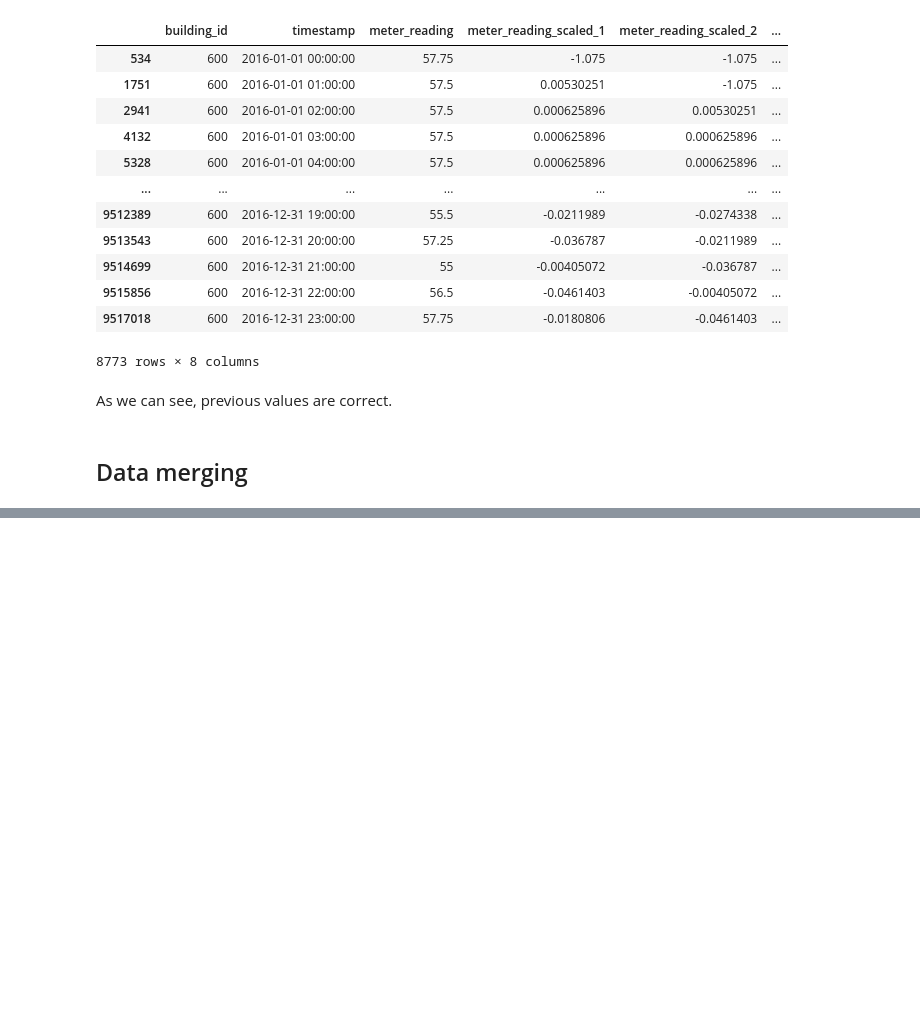
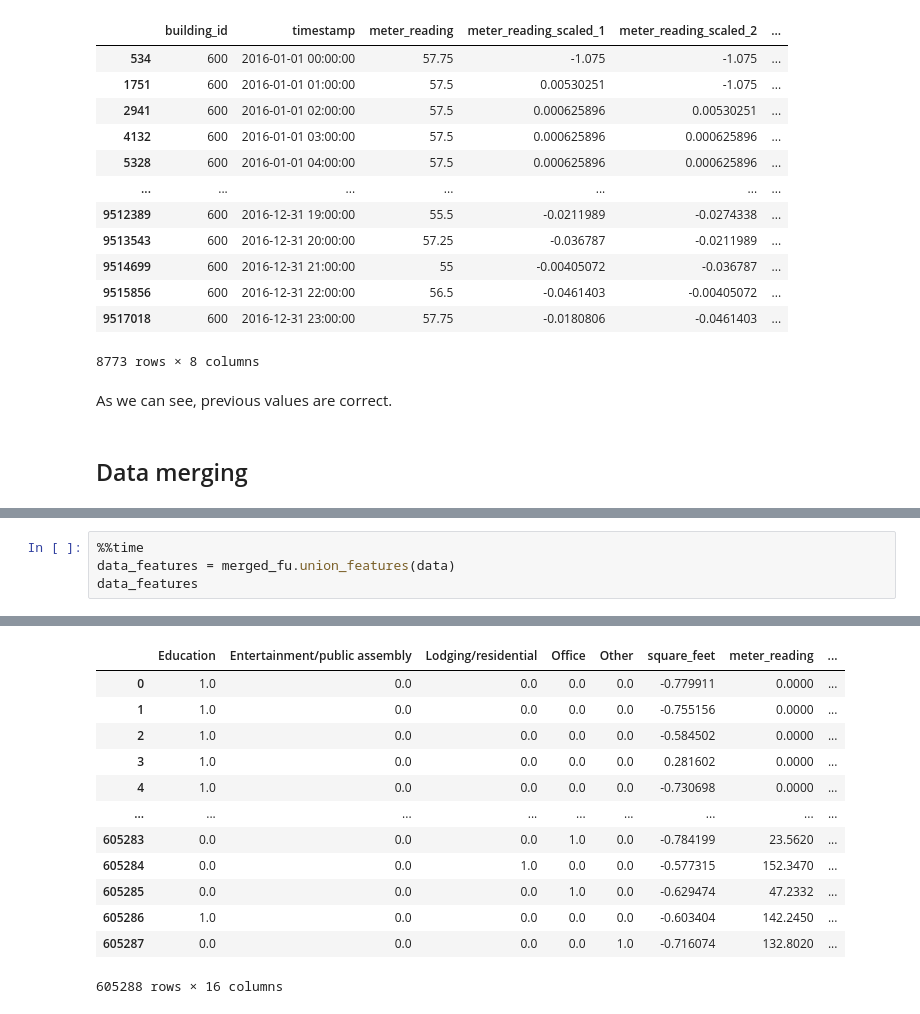
Before and after one commit to dmitana/fiit_knowledge_discovery_project, a Jupyter notebook: notebooks/preprocessing.ipynb, the cells around one changed output, grey strips where cells are left out. Saved outputs shown, nothing was run; the diff lists cells and outputs as text; blank space fills up the shorter version.

```diff
--- a/notebooks/preprocessing.ipynb
+++ b/notebooks/preprocessing.ipynb
@@ -957,0 +543,5 @@ x_loaded
+# %%
+%%time
+data_features = merged_fu.union_features(data)
+data_features
+# %% [output]
@@ -957,0 +550,13 @@ x_loaded
+|  | Education | Entertainment/public assembly | Lodging/residential | Office | Other | square_feet | meter_reading | ... |
+| 0 | 1.0 | 0.0 | 0.0 | 0.0 | 0.0 | -0.779911 | 0.0000 | ... |
+| 1 | 1.0 | 0.0 | 0.0 | 0.0 | 0.0 | -0.755156 | 0.0000 | ... |
+| 2 | 1.0 | 0.0 | 0.0 | 0.0 | 0.0 | -0.584502 | 0.0000 | ... |
+| 3 | 1.0 | 0.0 | 0.0 | 0.0 | 0.0 | 0.281602 | 0.0000 | ... |
+| 4 | 1.0 | 0.0 | 0.0 | 0.0 | 0.0 | -0.730698 | 0.0000 | ... |
+| ... | ... | ... | ... | ... | ... | ... | ... | ... |
+| 605283 | 0.0 | 0.0 | 0.0 | 1.0 | 0.0 | -0.784199 | 23.5620 | ... |
+| 605284 | 0.0 | 0.0 | 1.0 | 0.0 | 0.0 | -0.577315 | 152.3470 | ... |
+| 605285 | 0.0 | 0.0 | 0.0 | 1.0 | 0.0 | -0.629474 | 47.2332 | ... |
+| 605286 | 1.0 | 0.0 | 0.0 | 0.0 | 0.0 | -0.603404 | 142.2450 | ... |
+| 605287 | 0.0 | 0.0 | 0.0 | 0.0 | 1.0 | -0.716074 | 132.8020 | ... |
+605288 rows × 16 columns
```
Also changed, not shown: parts of 55 cells of this notebook.
